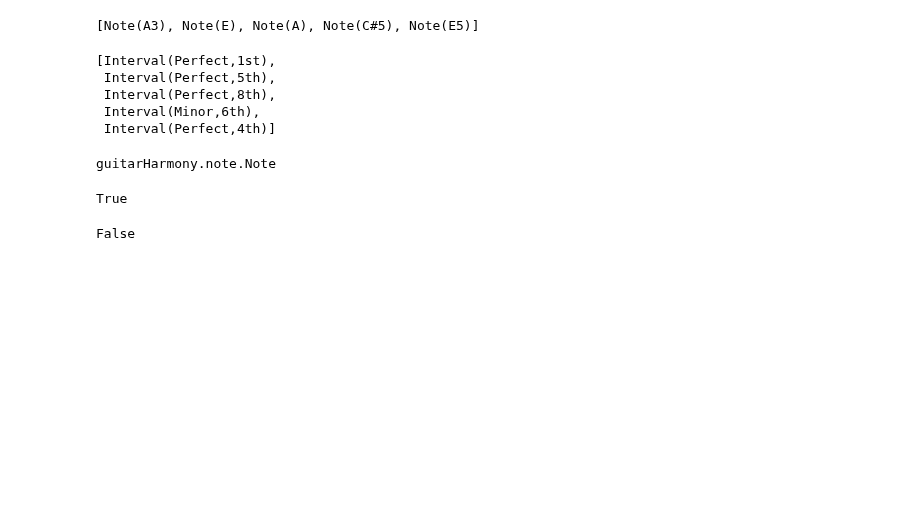
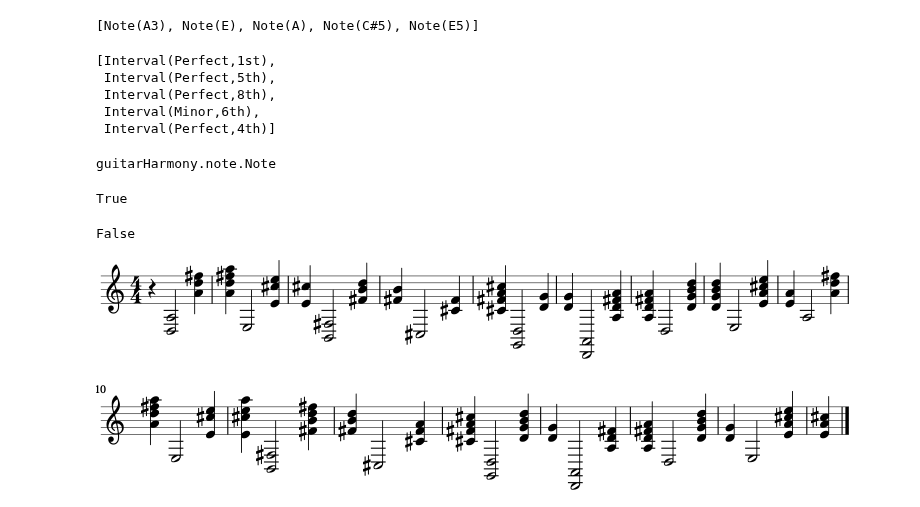
Before and after one commit to heeryerate/Guitar-Harmony, a Jupyter notebook: examples/develop_test.ipynb, the cells around one changed output. Saved outputs shown, nothing was run; the diff lists cells and outputs as text; code cells hidden in the pictures; blank space fills up the shorter version.

```diff
--- a/examples/develop_test.ipynb
+++ b/examples/develop_test.ipynb
@@ -119,3 +120,35 @@ isinstance(gt.Note(), gt.Chord)
 guitarHarmony.note.Note
 True
 False
+# %%
+import guitarHarmony as gt
+import random
+
+elements  = []
+# Hotel California
+# chord_set = ['B.m', 'F#.7', 'A.add9','E','G','D','E.m', 'F#.7']
+# inversion_set = '00010000'
+# octaves = [-1, 0, 1]
+
+# Canon
+chord_set = ['D5', 'A', 'B.m','F#.m','G','D','G', 'A']
+inversion_set = '01000000'
+octaves = [-1, 0, 1]
+
+l = len(chord_set)
+chord_list = []
+for idx in range(l*2):
+    chord = gt.Chord.pharseChord(chord_set[idx%l], inversion=int(inversion_set[idx%l]), duration=2)
+    chord_list.append(chord)
+
+# # r = gt.Rhythm()
+# r = gt.rhythm.SimpleRhythm('B.xSB.S.')
+# # or try The following to mimic your previous rhythm
+r = gt.rhythm.SimpleRhythm('B.xSxS.SB.x.S.S.') #This is similar to your bar_duration of Hotel California
+r = gt.rhythm.SimpleRhythm('B.xSS.xSB.x.S.S.') #This is similar to your bar_duration of Cannon
+r = gt.rhythm.SimpleRhythm('B.SS') #This is similar to your bar_duration of Cannon
+s = r.apply_gtChordList(chord_list, expandChord_times=2)
+s.show()
+s.show('midi')
+# %% [output]
+[figure, added]
```
Also changed, not shown: parts of 2 cells of this notebook, 2 other files.
